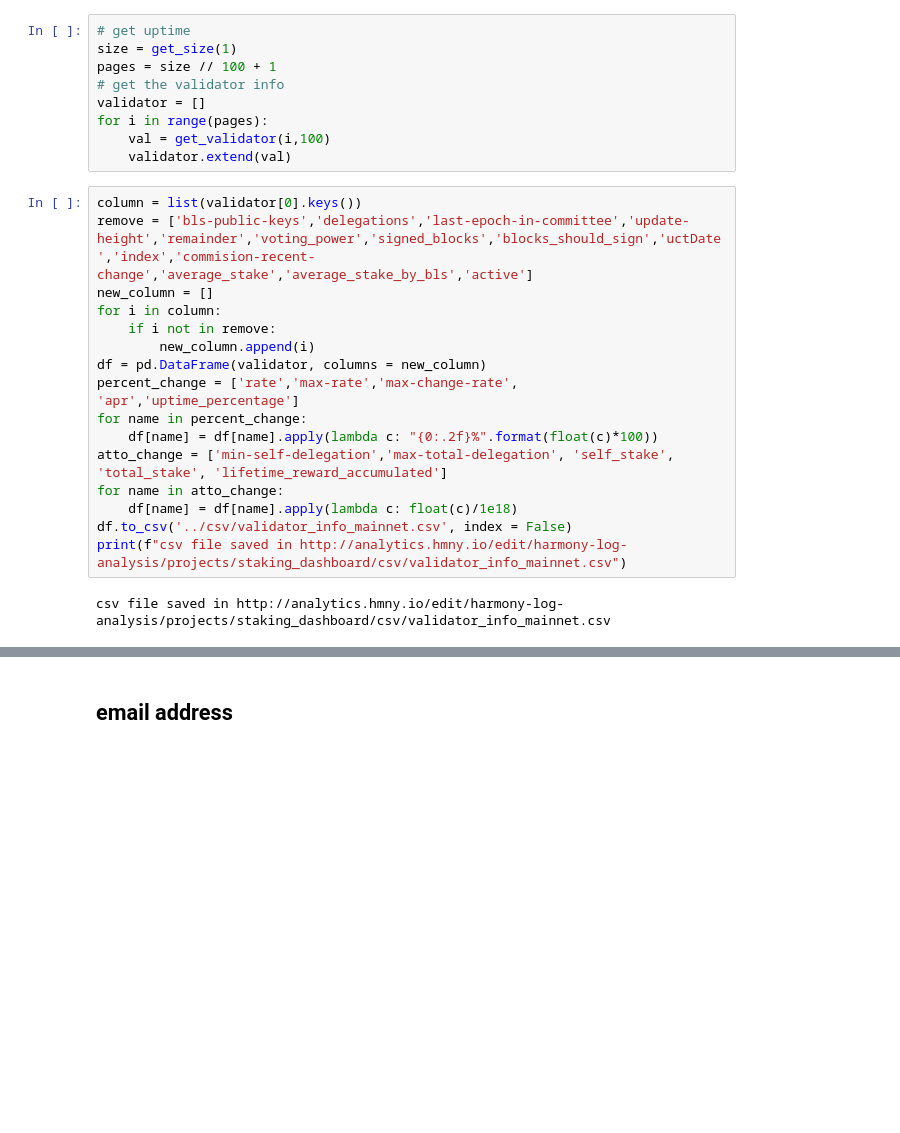
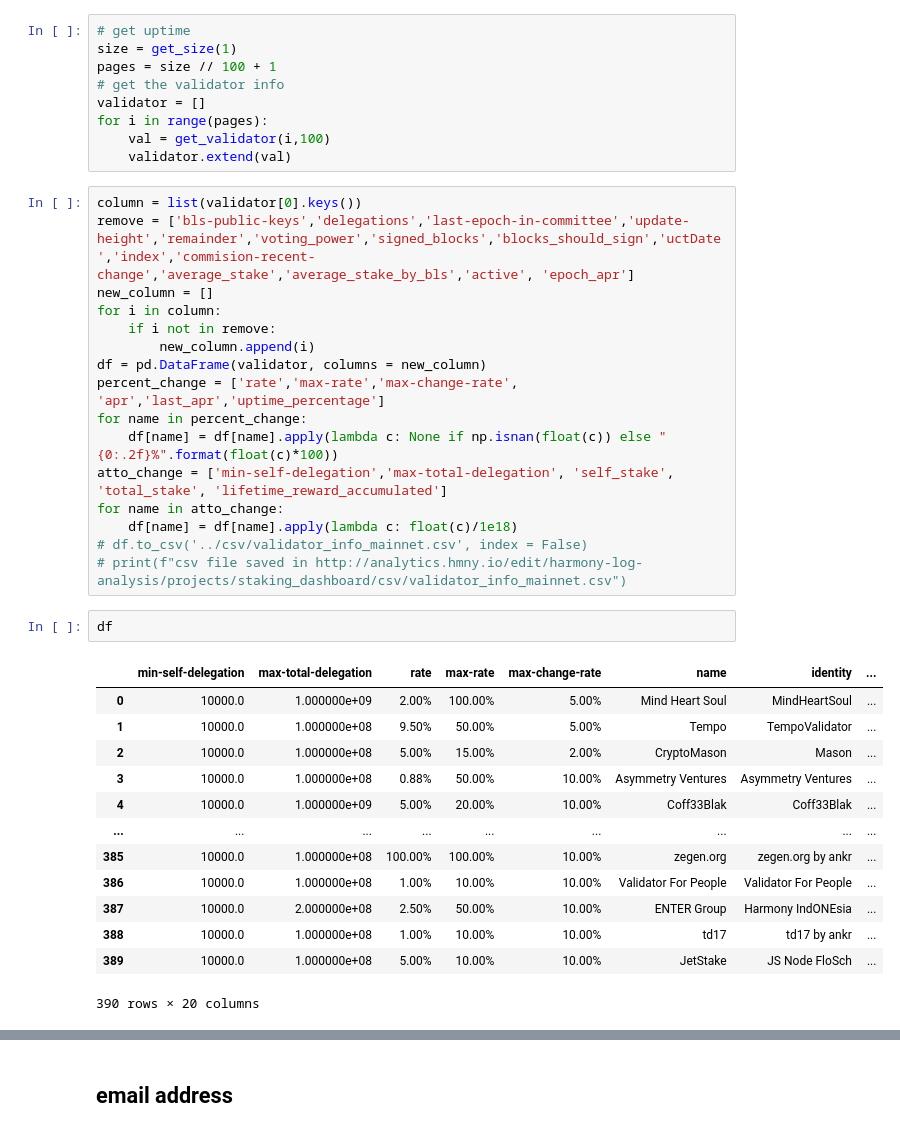
Before and after one commit to harmony-one/harmony-log-analysis, a Jupyter notebook: projects/staking_dashboard/notebooks/validator_info_mainnet.ipynb, the cells around one changed output, grey strips where cells are left out. Drawn from its saved outputs; the diff is of its cells as text; blank space fills up the shorter version.

Commit message:
update mainnet tracker

```diff
--- a/projects/staking_dashboard/notebooks/validator_info_mainnet.ipynb
+++ b/projects/staking_dashboard/notebooks/validator_info_mainnet.ipynb
@@ -31,19 +32,33 @@ for i in range(pages):
     validator.extend(val)
 # %%
 column = list(validator[0].keys())
-remove = ['bls-public-keys','delegations','last-epoch-in-committee','update-height','remainder','voting_power','signed_blocks','blocks_should_sign','uctDate','index','commision-recent-change','average_stake','average_stake_by_bls','active']
+remove = ['bls-public-keys','delegations','last-epoch-in-committee','update-height','remainder','voting_power','signed_blocks','blocks_should_sign','uctDate','index','commision-recent-change','average_stake','average_stake_by_bls','active', 'epoch_apr']
 new_column = []
 for i in column:
     if i not in remove:
         new_column.append(i)
 df = pd.DataFrame(validator, columns = new_column)
-percent_change = ['rate','max-rate','max-change-rate', 'apr','uptime_percentage']
+percent_change = ['rate','max-rate','max-change-rate', 'apr','last_apr','uptime_percentage']
 for name in percent_change:
-    df[name] = df[name].apply(lambda c: "{0:.2f}%".format(float(c)*100))
+    df[name] = df[name].apply(lambda c: None if np.isnan(float(c)) else "{0:.2f}%".format(float(c)*100))
 atto_change = ['min-self-delegation','max-total-delegation', 'self_stake', 'total_stake', 'lifetime_reward_accumulated']
 for name in atto_change:
     df[name] = df[name].apply(lambda c: float(c)/1e18)
-df.to_csv('../csv/validator_info_mainnet.csv', index = False)
-print(f"csv file saved in http://analytics.hmny.io/edit/harmony-log-analysis/projects/staking_dashboard/csv/validator_info_mainnet.csv")
+# df.to_csv('../csv/validator_info_mainnet.csv', index = False)
+# print(f"csv file saved in http://analytics.hmny.io/edit/harmony-log-analysis/projects/staking_dashboard/csv/validator_info_mainnet.csv")
-# %% [output]
-csv file saved in http://analytics.hmny.io/edit/harmony-log-analysis/projects/staking_dashboard/csv/validator_info_mainnet.csv
+# %%
+df
+# %% [output]
+|  | min-self-delegation | max-total-delegation | rate | max-rate | max-change-rate | name | identity | ... |
+| 0 | 10000.0 | 1.000000e+09 | 2.00% | 100.00% | 5.00% | Mind Heart Soul | MindHeartSoul | ... |
+| 1 | 10000.0 | 1.000000e+08 | 9.50% | 50.00% | 5.00% | Tempo | TempoValidator | ... |
+| 2 | 10000.0 | 1.000000e+08 | 5.00% | 15.00% | 2.00% | CryptoMason | Mason | ... |
+| 3 | 10000.0 | 1.000000e+08 | 0.88% | 50.00% | 10.00% | Asymmetry Ventures | Asymmetry Ventures | ... |
+| 4 | 10000.0 | 1.000000e+09 | 5.00% | 20.00% | 10.00% | Coff33Blak | Coff33Blak | ... |
+| ... | ... | ... | ... | ... | ... | ... | ... | ... |
+| 385 | 10000.0 | 1.000000e+08 | 100.00% | 100.00% | 10.00% | zegen.org | zegen.org by ankr | ... |
+| 386 | 10000.0 | 1.000000e+08 | 1.00% | 10.00% | 10.00% | Validator For People | Validator For People | ... |
+| 387 | 10000.0 | 2.000000e+08 | 2.50% | 50.00% | 10.00% | ENTER Group | Harmony IndONEsia | ... |
+| 388 | 10000.0 | 1.000000e+08 | 1.00% | 10.00% | 10.00% | td17 | td17 by ankr | ... |
+| 389 | 10000.0 | 1.000000e+08 | 5.00% | 10.00% | 10.00% | JetStake | JS Node FloSch | ... |
+390 rows × 20 columns
```
Also changed, not shown: parts of 3 cells of this notebook, 8 other files.
